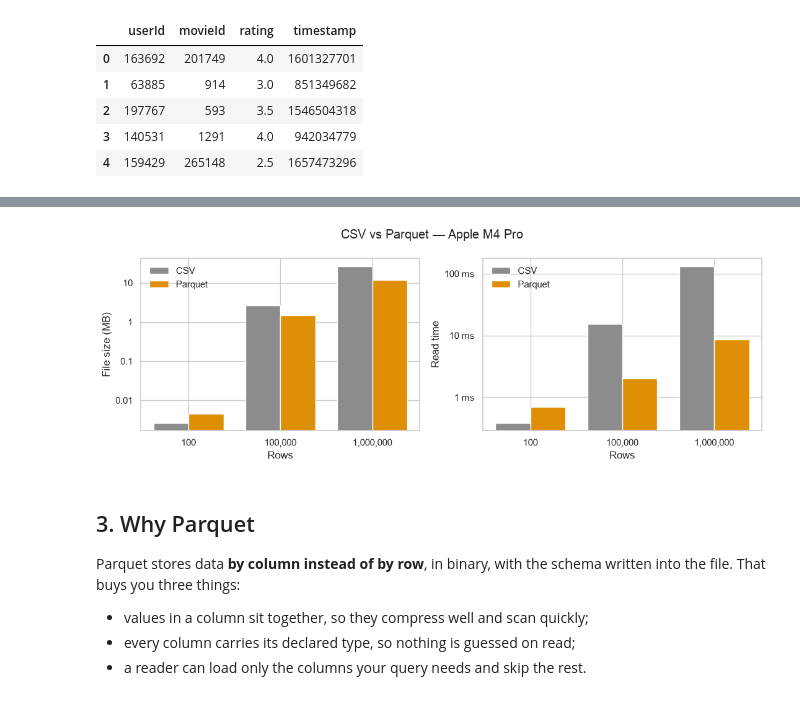
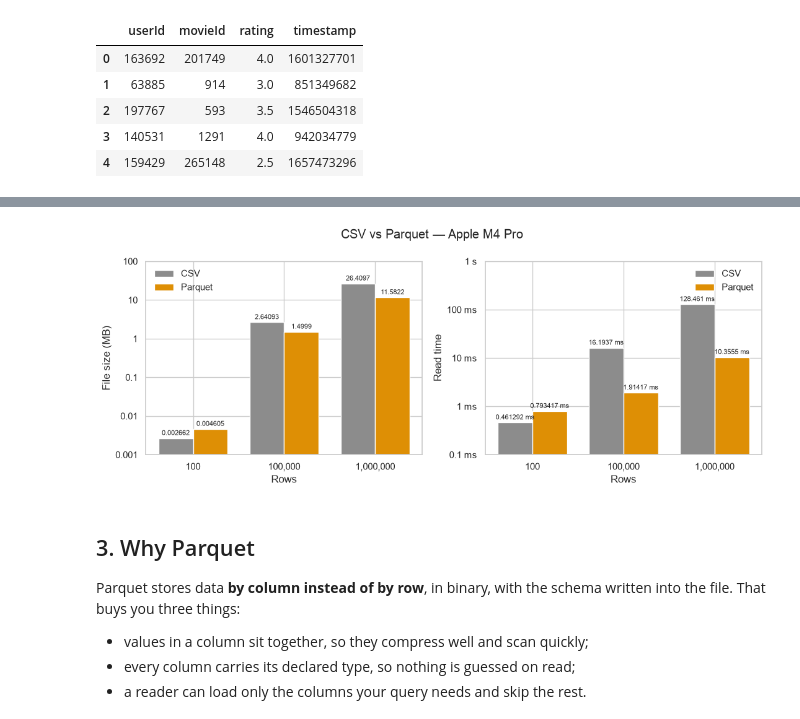
Before and after one commit to Kedar-V/data-processing-frameworks-demo, a Jupyter notebook: notebooks/movielens_dataframe_engines_simple.ipynb, the cells around one changed output, grey strips where cells are left out. Cells and saved outputs as stored; diff of their text form; code cells hidden in the pictures.

```diff
--- a/notebooks/movielens_dataframe_engines_simple.ipynb
+++ b/notebooks/movielens_dataframe_engines_simple.ipynb
@@ -228,32 +228,42 @@ display(
 # %%
 # Side-by-side bars: file size on the left, read time on the right.
-fig, axes = plt.subplots(1, 2, figsize=(11, 4))
+# Log scale so 100 rows and 1 million fit together. The number on each bar is
+# the measured value — bar height is not "how many times bigger".
+fig, axes = plt.subplots(1, 2, figsize=(11, 4.4))
 positions = np.arange(len(formats))
 width = 0.38
 panels = [
-    ("csv_mb", "parquet_mb", "File size (MB)", [0.01, 0.1, 1, 10], PLAIN),
-    ("csv_read_s", "parquet_read_s", "Read time", [0.001, 0.01, 0.1], SECONDS),
+    ("csv_mb", "parquet_mb", "File size (MB)", [0.001, 0.01, 0.1, 1, 10, 100], PLAIN),
+    ("csv_read_s", "parquet_read_s", "Read time", [0.0001, 0.001, 0.01, 0.1, 1], SECONDS),
 ]
 for axis, (csv_column, parquet_column, label, ticks, formatter) in zip(axes, panels):
-    axis.bar(
+    csv_bars = axis.bar(
         positions - width / 2, formats[csv_column], width, label="CSV", color="0.55"
     )
-    axis.bar(
+    parquet_bars = axis.bar(
         positions + width / 2,
         formats[parquet_column],
         width,
         label="Parquet",
         color=COLORS["Polars Eager"],
     )
     axis.set(ylabel=label, xlabel="Rows")
     log_y(axis, ticks, formatter)
+    axis.set_ylim(ticks[0], ticks[-1])
+    for bars, column in ((csv_bars, csv_column), (parquet_bars, parquet_column)):
+        axis.bar_label(
+            bars,
+            labels=[formatter(value, None) for value in formats[column]],
+            padding=2,
+            fontsize=8,
+        )
     axis.set_xticks(positions, [f"{rows:,}" for rows in formats["rows"]])
     axis.legend(frameon=False)
 fig.suptitle(f"CSV vs Parquet — {MACHINE.split(',')[0]}")
 fig.tight_layout()
 plt.show()
 # %% [output]
-[figure, old version]
+[figure, new version]
 # %% [markdown]
 ## 3. Why Parquet
 
```
Also changed, not shown: parts of 4 cells of this notebook.
